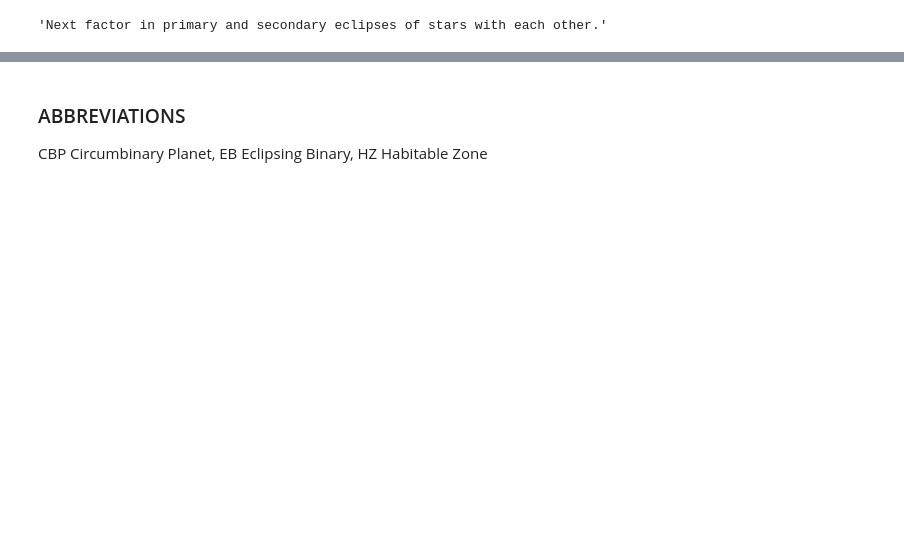
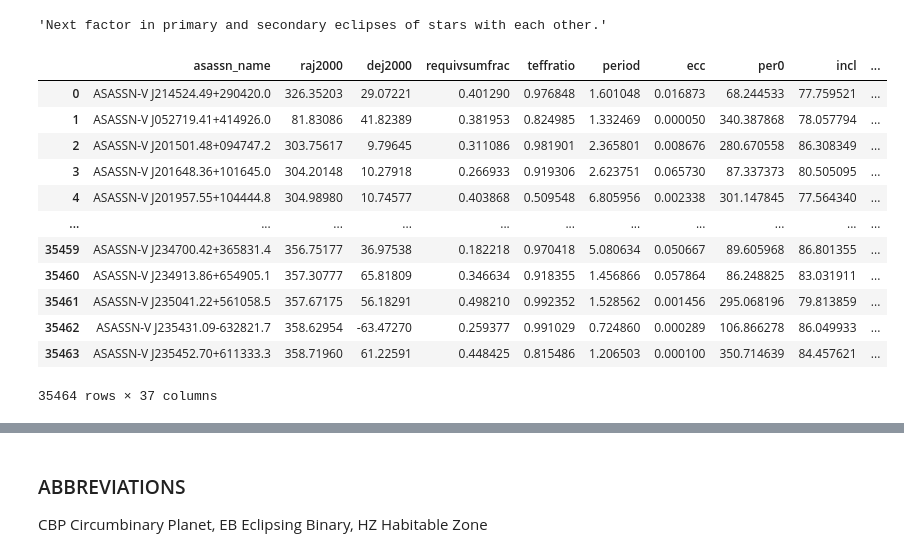
Before and after one commit to spyphyz/msc_sandbox, a Jupyter notebook: ecclipsing_binaries.ipynb, the cells around one changed output, grey strips where cells are left out. Saved outputs shown, nothing was run; the diff lists cells and outputs as text; code cells hidden in the pictures; blank space fills up the shorter version.

```diff
--- a/ecclipsing_binaries.ipynb
+++ b/ecclipsing_binaries.ipynb
@@ -113,0 +102,19 @@ PHOEBE2 - https://colab.research.google.com/github/phoebe-project/phoebe2-docs/b
+# %%
+# from https://asas-sn.osu.edu/binaries
+import pandas as pd
+ebAsassn = pd.read_csv('/Users/spydoc/Dropbox/JupyterNotebooks/msc_space_ou/msc_sandbox/ebAsassn.csv')
+ebAsassn
+# %% [output]
+|  | asassn_name | raj2000 | dej2000 | requivsumfrac | teffratio | period | ecc | per0 | incl | ... |
+| 0 | ASASSN-V J214524.49+290420.0 | 326.35203 | 29.07221 | 0.401290 | 0.976848 | 1.601048 | 0.016873 | 68.244533 | 77.759521 | ... |
+| 1 | ASASSN-V J052719.41+414926.0 | 81.83086 | 41.82389 | 0.381953 | 0.824985 | 1.332469 | 0.000050 | 340.387868 | 78.057794 | ... |
+| 2 | ASASSN-V J201501.48+094747.2 | 303.75617 | 9.79645 | 0.311086 | 0.981901 | 2.365801 | 0.008676 | 280.670558 | 86.308349 | ... |
+| 3 | ASASSN-V J201648.36+101645.0 | 304.20148 | 10.27918 | 0.266933 | 0.919306 | 2.623751 | 0.065730 | 87.337373 | 80.505095 | ... |
+| 4 | ASASSN-V J201957.55+104444.8 | 304.98980 | 10.74577 | 0.403868 | 0.509548 | 6.805956 | 0.002338 | 301.147845 | 77.564340 | ... |
+| ... | ... | ... | ... | ... | ... | ... | ... | ... | ... | ... |
+| 35459 | ASASSN-V J234700.42+365831.4 | 356.75177 | 36.97538 | 0.182218 | 0.970418 | 5.080634 | 0.050667 | 89.605968 | 86.801355 | ... |
+| 35460 | ASASSN-V J234913.86+654905.1 | 357.30777 | 65.81809 | 0.346634 | 0.918355 | 1.456866 | 0.057864 | 86.248825 | 83.031911 | ... |
+| 35461 | ASASSN-V J235041.22+561058.5 | 357.67175 | 56.18291 | 0.498210 | 0.992352 | 1.528562 | 0.001456 | 295.068196 | 79.813859 | ... |
+| 35462 | ASASSN-V J235431.09-632821.7 | 358.62954 | -63.47270 | 0.259377 | 0.991029 | 0.724860 | 0.000289 | 106.866278 | 86.049933 | ... |
+| 35463 | ASASSN-V J235452.70+611333.3 | 358.71960 | 61.22591 | 0.448425 | 0.815486 | 1.206503 | 0.000100 | 350.714639 | 84.457621 | ... |
+35464 rows × 37 columns
```
Also changed, not shown: parts of 11 cells of this notebook, 4 other files.
